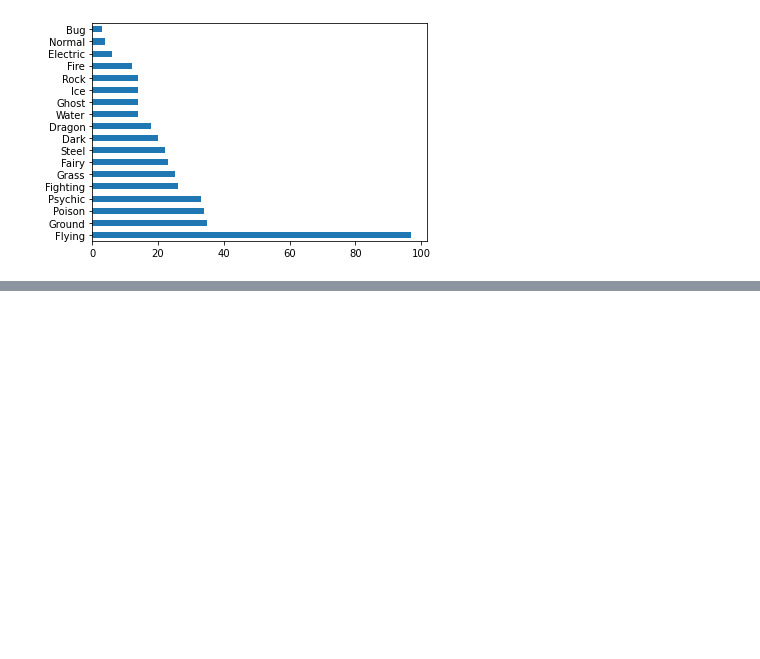
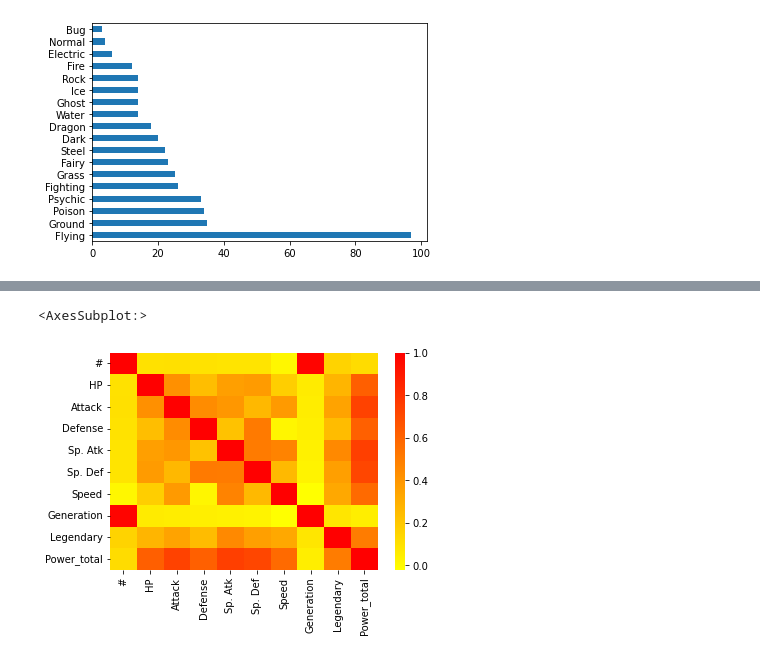
Before and after one commit to oliveiralenon/data_science_projects, a Jupyter notebook: pokedata/Pokemon_Analysis.ipynb, the cells around one changed output, grey strips where cells are left out. Drawn from its saved outputs; the diff is of its cells as text; code cells hidden in the pictures; blank space fills up the shorter version.

```diff
--- a/pokedata/Pokemon_Analysis.ipynb
+++ b/pokedata/Pokemon_Analysis.ipynb
@@ -74,0 +90,6 @@ df
+# %%
+fp = df.corr()
+sns.heatmap(fp, cmap='autumn_r')
+# %% [output]
+<AxesSubplot:>
+[figure, added]
```
Also changed, not shown: parts of 6 cells of this notebook.
